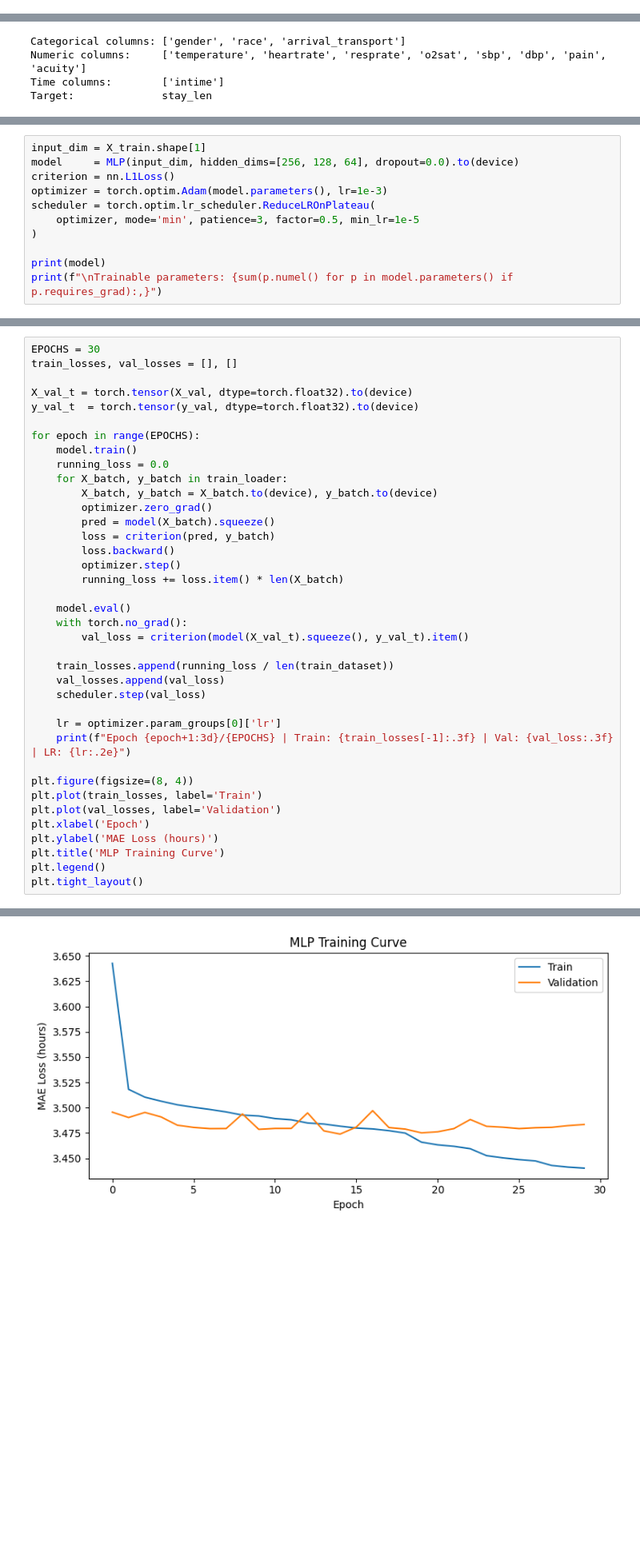
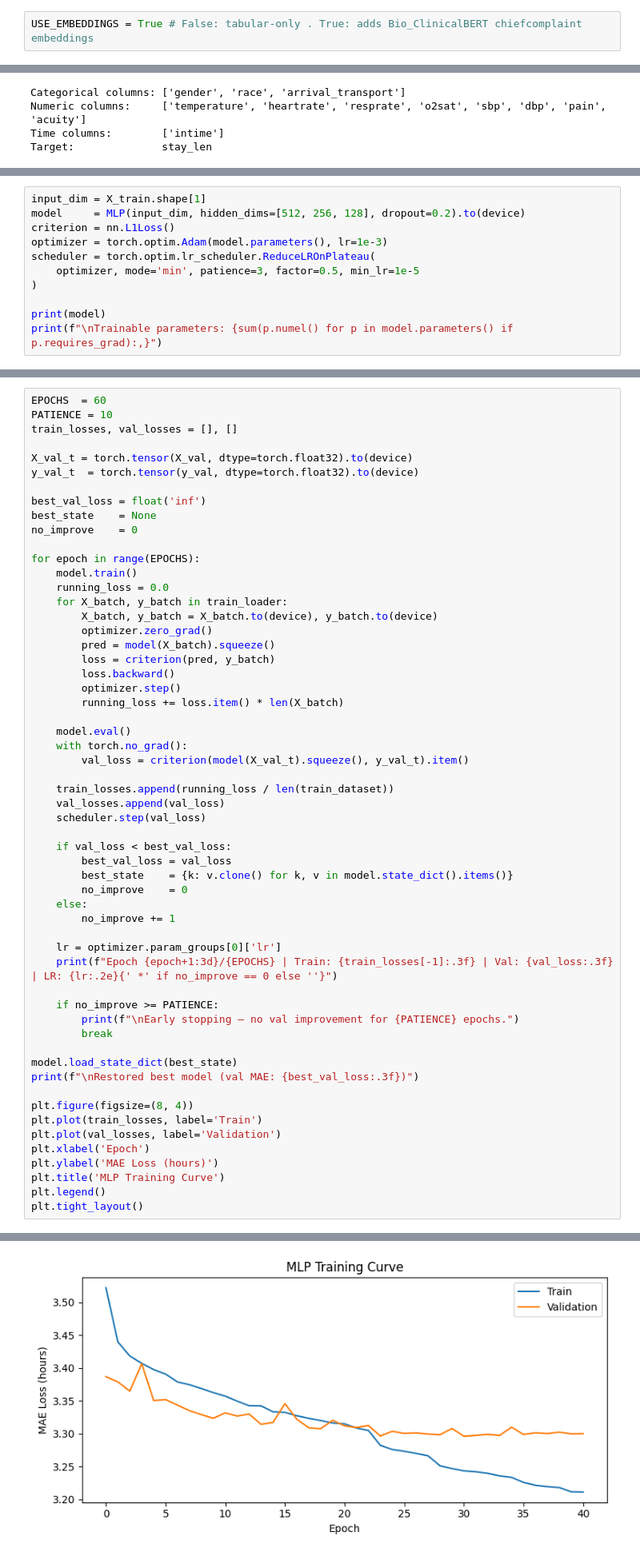
Before and after one commit to alicoppe/deep-learning-imputation, a Jupyter notebook: notebooks/mika/length_of_stay_prediction.ipynb, the cells around one changed output, grey strips where cells are left out. Shown at 80% size. Drawn from its saved outputs; the diff is of its cells as text; blank space fills up the shorter version.

```diff
--- a/notebooks/mika/length_of_stay_prediction.ipynb
+++ b/notebooks/mika/length_of_stay_prediction.ipynb
@@ -39,6 +40,8 @@ min           0.016667
 75%           8.316667
 max         493.069444
 Name: stay_len, dtype: float64
+# %%
+USE_EMBEDDINGS = True # False: tabular-only . True: adds Bio_ClinicalBERT chiefcomplaint embeddings
 # %%
 target_col        = 'stay_len'
 id_cols           = ID_COLS
@@ -165,7 +217,7 @@ class MLP(nn.Module):
         return self.net(x)
 # %%
 input_dim = X_train.shape[1]
-model     = MLP(input_dim, hidden_dims=[256, 128, 64], dropout=0.0).to(device)
+model     = MLP(input_dim, hidden_dims=[512, 256, 128], dropout=0.2).to(device)
 criterion = nn.L1Loss()
 optimizer = torch.optim.Adam(model.parameters(), lr=1e-3)
 scheduler = torch.optim.lr_scheduler.ReduceLROnPlateau(
@@ -194,9 +246,14 @@ Trainable parameters: 55,297
 # %%
-EPOCHS = 30
+EPOCHS  = 60
+PATIENCE = 10
 train_losses, val_losses = [], []
 
 X_val_t = torch.tensor(X_val, dtype=torch.float32).to(device)
 y_val_t  = torch.tensor(y_val, dtype=torch.float32).to(device)
+
+best_val_loss = float('inf')
+best_state    = None
+no_improve    = 0
 
 for epoch in range(EPOCHS):
     model.train()
@@ -218,8 +275,22 @@ for epoch in range(EPOCHS):
     val_losses.append(val_loss)
     scheduler.step(val_loss)
 
+    if val_loss < best_val_loss:
+        best_val_loss = val_loss
+        best_state    = {k: v.clone() for k, v in model.state_dict().items()}
+        no_improve    = 0
+    else:
+        no_improve += 1
+
     lr = optimizer.param_groups[0]['lr']
-    print(f"Epoch {epoch+1:3d}/{EPOCHS} | Train: {train_losses[-1]:.3f} | Val: {val_loss:.3f} | LR: {lr:.2e}")
+    print(f"Epoch {epoch+1:3d}/{EPOCHS} | Train: {train_losses[-1]:.3f} | Val: {val_loss:.3f} | LR: {lr:.2e}{' *' if no_improve == 0 else ''}")
+
+    if no_improve >= PATIENCE:
+        print(f"\nEarly stopping — no val improvement for {PATIENCE} epochs.")
+        break
+
+model.load_state_dict(best_state)
+print(f"\nRestored best model (val MAE: {best_val_loss:.3f})")
 
 plt.figure(figsize=(8, 4))
 plt.plot(train_losses, label='Train')
@@ -250,2 +321,2 @@ Epoch  30/30 | Train: 3.440 | Val: 3.483 | LR: 1.25e-04
-[figure, old version]
+[figure, new version]
 # %%
```
Also changed, not shown: parts of 13 cells of this notebook, 1 other file.
